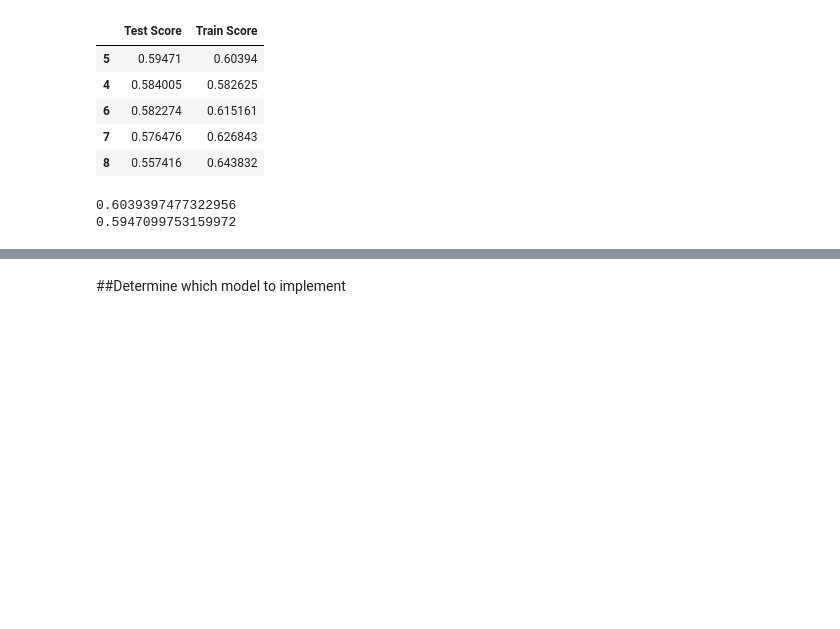
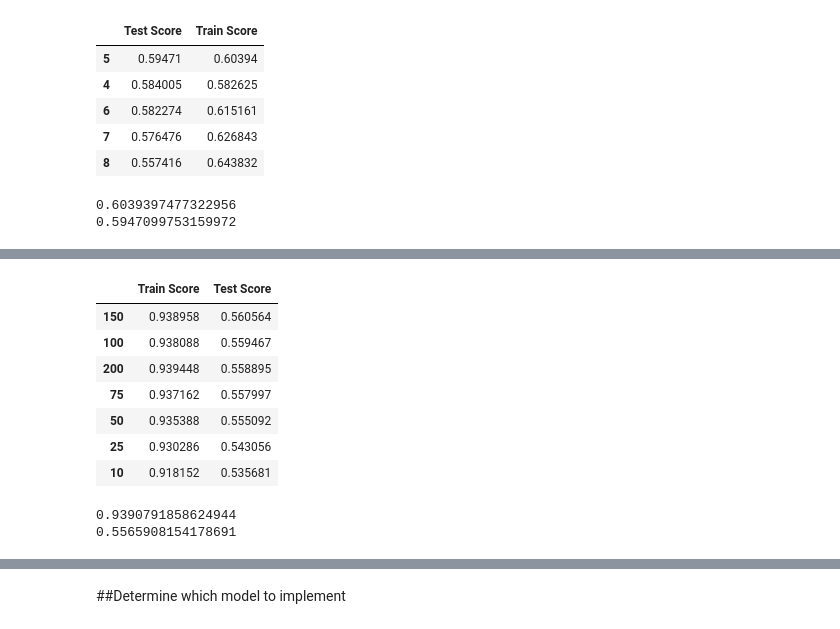
Before and after one commit to hawkeyedatatsai/food-sales-predictions, a Jupyter notebook: 5_Heng_Tser_Tsai_Food_Sales_Predictions.ipynb, the cells around one changed output, grey strips where cells are left out. Cells and saved outputs as stored; diff of their text form; code cells hidden in the pictures; blank space fills up the shorter version.

```diff
--- a/5_Heng_Tser_Tsai_Food_Sales_Predictions.ipynb
+++ b/5_Heng_Tser_Tsai_Food_Sales_Predictions.ipynb
@@ -1064,0 +1144,26 @@ SyntaxError: ignored
+# %%
+#sort the scores dataframe by 'Test Score' and retrieve the best value for 'n_estimators'
+scores = scores.sort_values(by='Test Score', ascending=False)
+scores
+# %% [output]
+|  | Train Score | Test Score |
+| 150 | 0.938958 | 0.560564 |
+| 100 | 0.938088 | 0.559467 |
+| 200 | 0.939448 | 0.558895 |
+| 75 | 0.937162 | 0.557997 |
+| 50 | 0.935388 | 0.555092 |
+| 25 | 0.930286 | 0.543056 |
+| 10 | 0.918152 | 0.535681 |
+# %%
+# Save the index value of the best test score.
+best_n_estimators = scores.index[0]
+# Instantiate and fit the best version of the model
+bagreg_tuned = BaggingRegressor(n_estimators=best_n_estimators,)
+bagreg_tuned_pipe = make_pipeline(preprocessor, bagreg_tuned)
+bagreg_tuned_pipe.fit(X_train, y_train)
+# Evaluate the model
+print(bagreg_tuned_pipe.score(X_train, y_train))
+print(bagreg_tuned_pipe.score(X_test, y_test))
+# %% [output]
+0.9390791858624944
+0.5565908154178691
```
Also changed, not shown: parts of 14 cells of this notebook.
